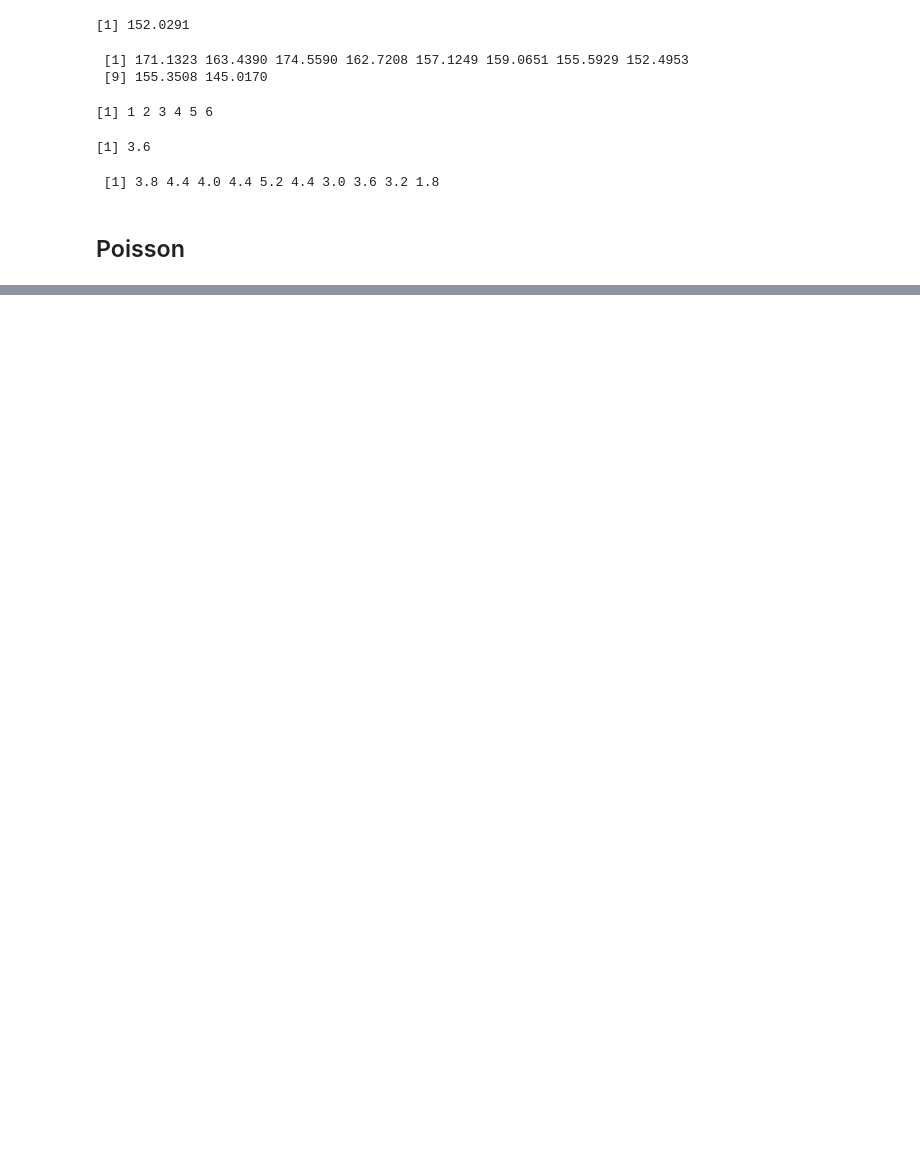
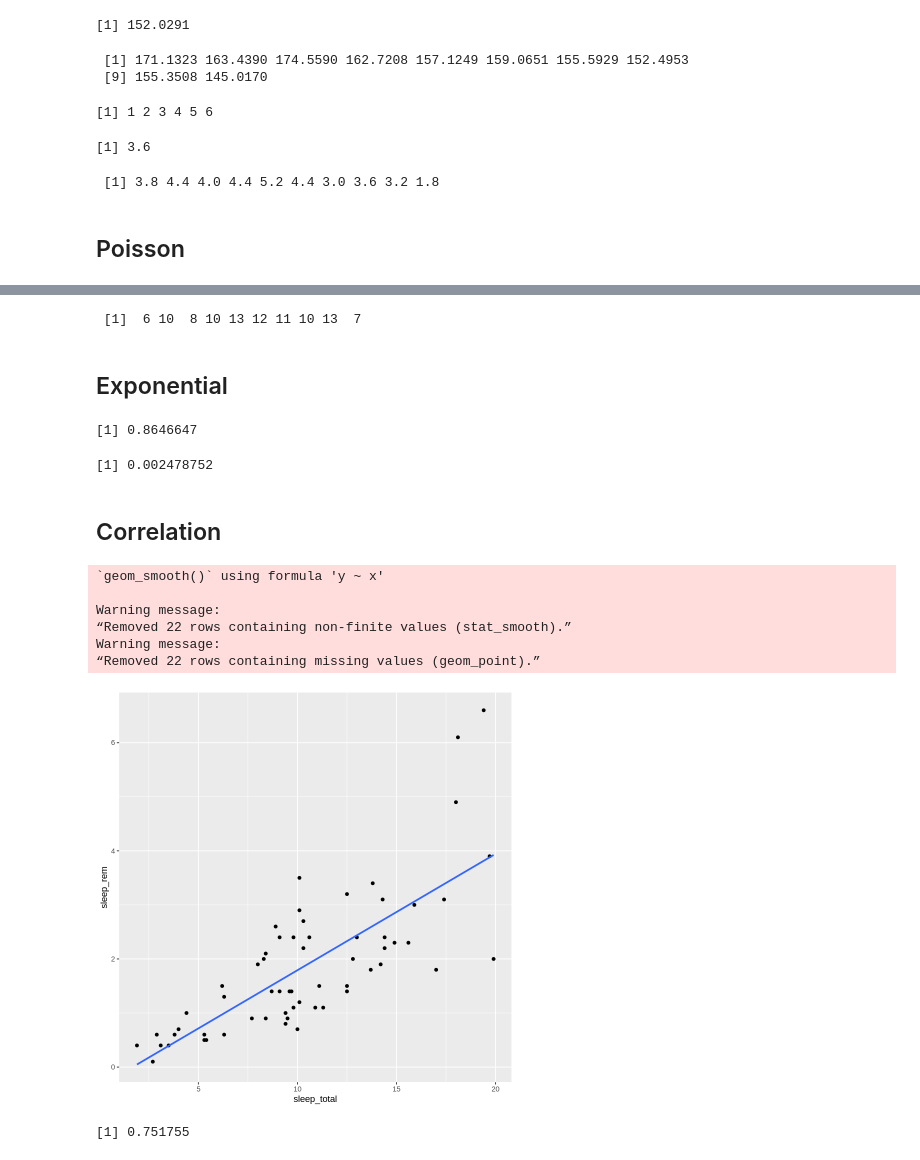
Before and after one commit to polaroidz/polaroidz, a Jupyter notebook: Statistics_in_R.ipynb, the cells around one changed output, grey strips where cells are left out. Saved outputs shown, nothing was run; the diff lists cells and outputs as text; code cells hidden in the pictures; blank space fills up the shorter version.

```diff
--- a/Statistics_in_R.ipynb
+++ b/Statistics_in_R.ipynb
@@ -328,0 +341,32 @@ sample_means
+# %%
+rpois(10, lambda = 8)
+# %% [output]
+ [1]  6 10  8 10 13 12 11 10 13  7
+# %% [markdown]
+## Exponential
+# %%
+pexp(1, rate = 2)
+# %% [output]
+[1] 0.8646647
+# %%
+pexp(3, rate = 2, lower.tail = FALSE)
+# %% [output]
+[1] 0.002478752
+# %% [markdown]
+## Correlation
+# %%
+ggplot(msleep, aes(x = sleep_total, y = sleep_rem)) +
+  geom_point() +
+  geom_smooth(method = "lm", se = FALSE);
+# %% [output]
+`geom_smooth()` using formula 'y ~ x'
+
+Warning message:
+“Removed 22 rows containing non-finite values (stat_smooth).”
+Warning message:
+“Removed 22 rows containing missing values (geom_point).”
+[figure, added]
+# %%
+cor(msleep$sleep_total, msleep$sleep_rem, use = "pairwise.complete.obs")
+# %% [output]
+[1] 0.751755
```
Also changed, not shown: parts of 6 cells of this notebook.
